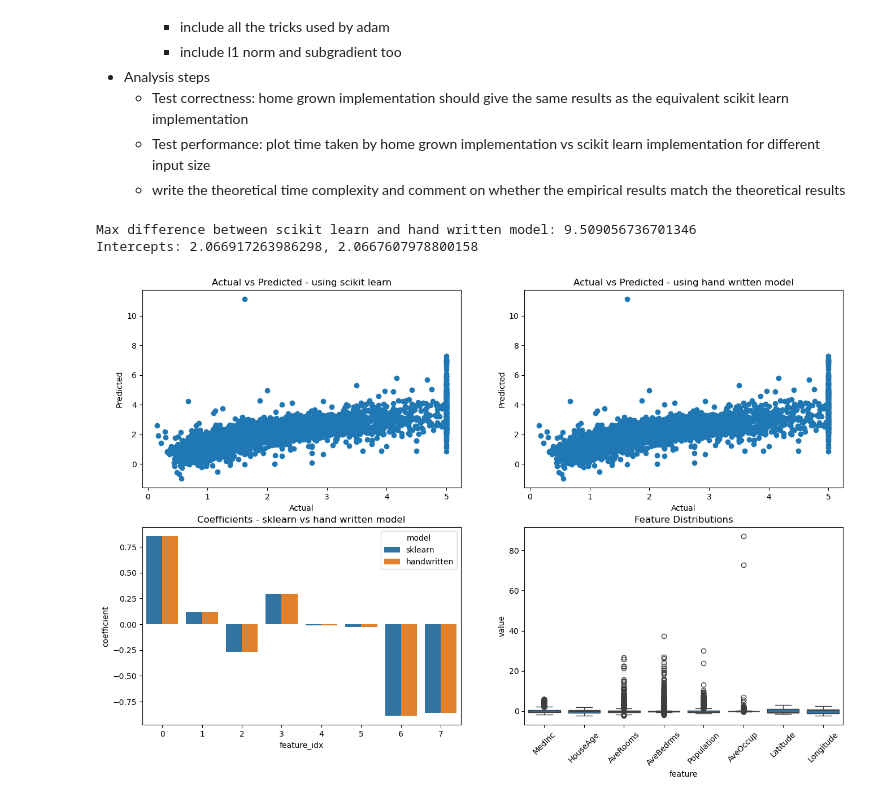
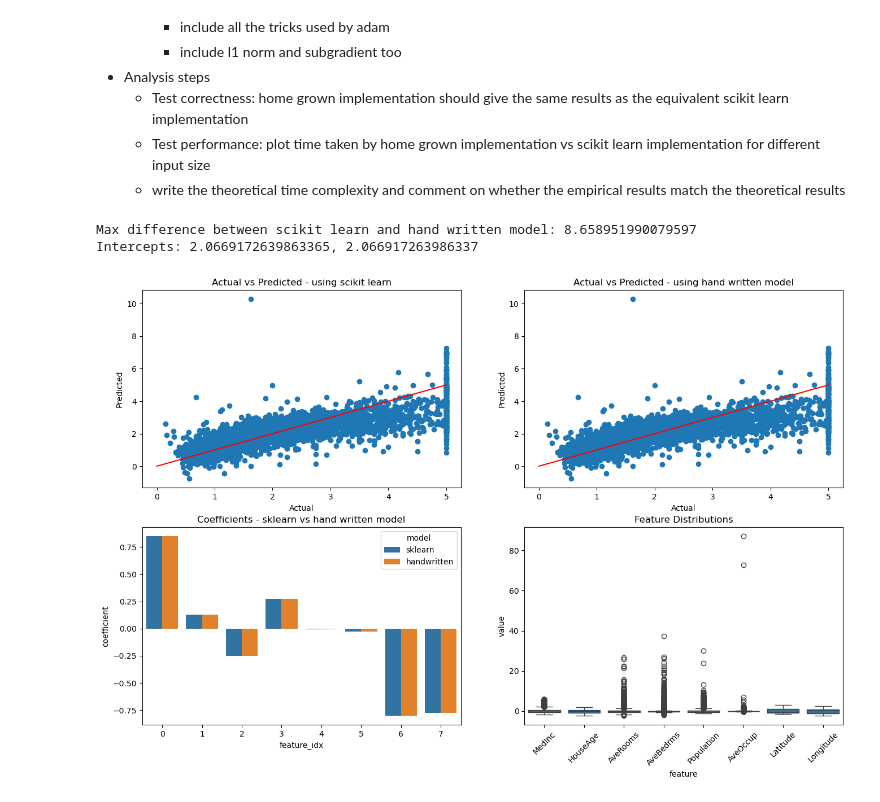
Before and after one commit to vmohit256/ml_practice, a Jupyter notebook: classical_ml/linear_regression/analysis.ipynb, the cells around one changed output. Drawn from its saved outputs; the diff is of its cells as text; code cells hidden in the pictures.

```diff
--- a/classical_ml/linear_regression/analysis.ipynb
+++ b/classical_ml/linear_regression/analysis.ipynb
@@ -41,8 +41,8 @@ X_train = scaler.fit_transform(X_train)
 X_val = scaler.transform(X_val)
 X_test = scaler.transform(X_test)
 # %%
-# Test correctness of closed form solution using sklearn
-alpha = 1.0
+# Test correctness of closed form solution for ridge regression using sklearn
+alpha = 100.0
 ref_model = Ridge(alpha = alpha)
 ref_model.fit(X_train, y_train)
 y_pred = ref_model.predict(X_test)
@@ -52,39 +52,43 @@ fig, ax = plt.subplots(2, 2, figsize=(16, 10))
 
 # scatter plot of predicted vs actual
 ax[0, 0].scatter(y_test, y_pred)
+# plot y = x line
+ax[0, 0].plot([0, 5], [0, 5], color = 'red')
 ax[0, 0].set_xlabel('Actual'); ax[0, 0].set_ylabel('Predicted'); ax[0, 0].set_title('Actual vs Predicted - using scikit learn')
 
 # filt the model using the closed form solution
 hg_model = hg_lr.LinearRegression(alpha = alpha)
 hg_model.fit(X_train, y_train)
 y_pred = hg_model.predict(X_test)
 
 print (f"Max difference between scikit learn and hand written model: {np.max(np.abs(y_pred - y_test))}")
 
 # scatter plot of predicted vs actual
 ax[0, 1].scatter(y_test, y_pred)
+# plot y = x line
+ax[0, 1].plot([0, 5], [0, 5], color = 'red')
 ax[0, 1].set_xlabel('Actual'); ax[0, 1].set_ylabel('Predicted'); ax[0, 1].set_title('Actual vs Predicted - using hand written model')
 
 print (f"Intercepts: {ref_model.intercept_}, {hg_model.intercept_}")
 
 # plot the coefficients side-by-side as a bar plot using sne heu = model type
 pdf = list(zip(ref_model.coef_, hg_model.coef_))
 pdf = pd.DataFrame(pdf, columns = ['sklearn', 'handwritten'])
 pdf['feature_idx'] = range(len(pdf))
 pdf = pdf.melt(id_vars = 'feature_idx', var_name = 'model', value_name = 'coefficient')
 
 sns.barplot(x = 'feature_idx', y = 'coefficient', hue = 'model', data = pdf, ax = ax[1, 0])
 ax[1, 0].set_title('Coefficients - sklearn vs hand written model')
 
 # show box plot of each feature in the final plot
 pdf = pd.DataFrame(X_train, columns = data.feature_names)
 pdf = pd.melt(pdf, var_name = 'feature', value_name = 'value')
 sns.boxplot(x = 'feature', y = 'value', data = pdf, ax = ax[1, 1])
 ax[1, 1].set_title('Feature Distributions')
 for tick in ax[1, 1].get_xticklabels():
     tick.set_rotation(45)
 plt.show()
 # %% [output]
-Max difference between scikit learn and hand written model: 9.509056736701346
-Intercepts: 2.066917263986298, 2.0667607978800158
+Max difference between scikit learn and hand written model: 8.658951990079597
+Intercepts: 2.0669172639863365, 2.066917263986337
-[figure, old version]
+[figure, new version]
```
Also changed, not shown: parts of 2 cells of this notebook, 3 other files.
